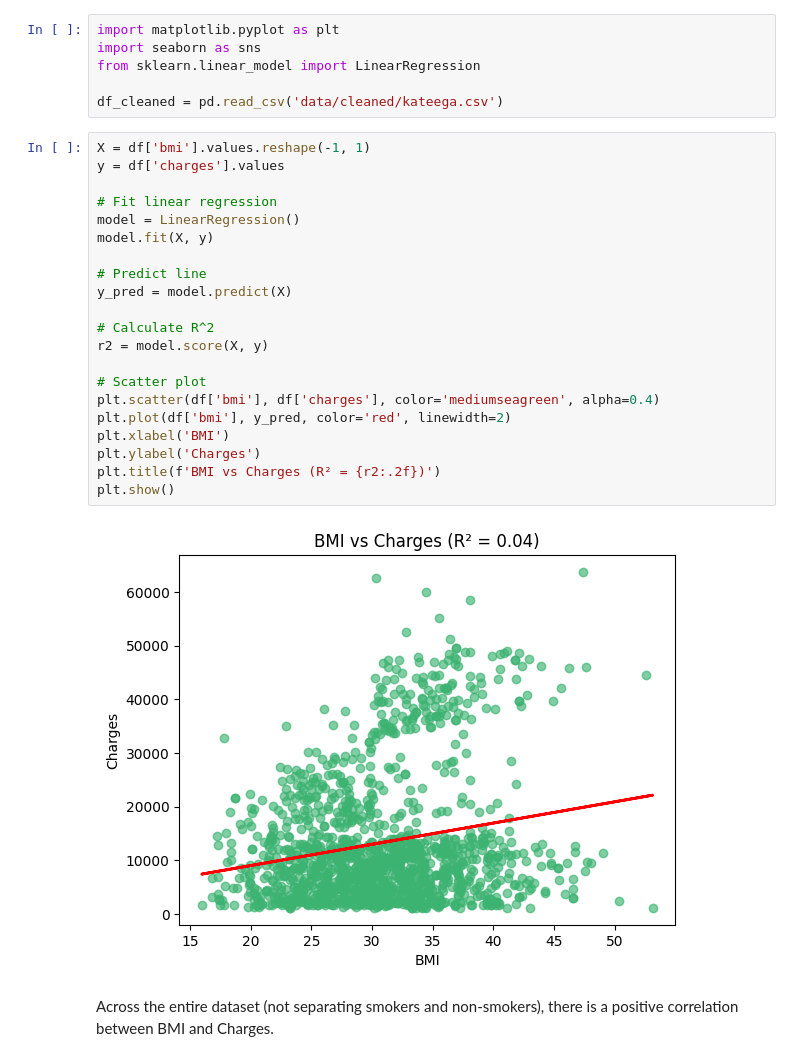
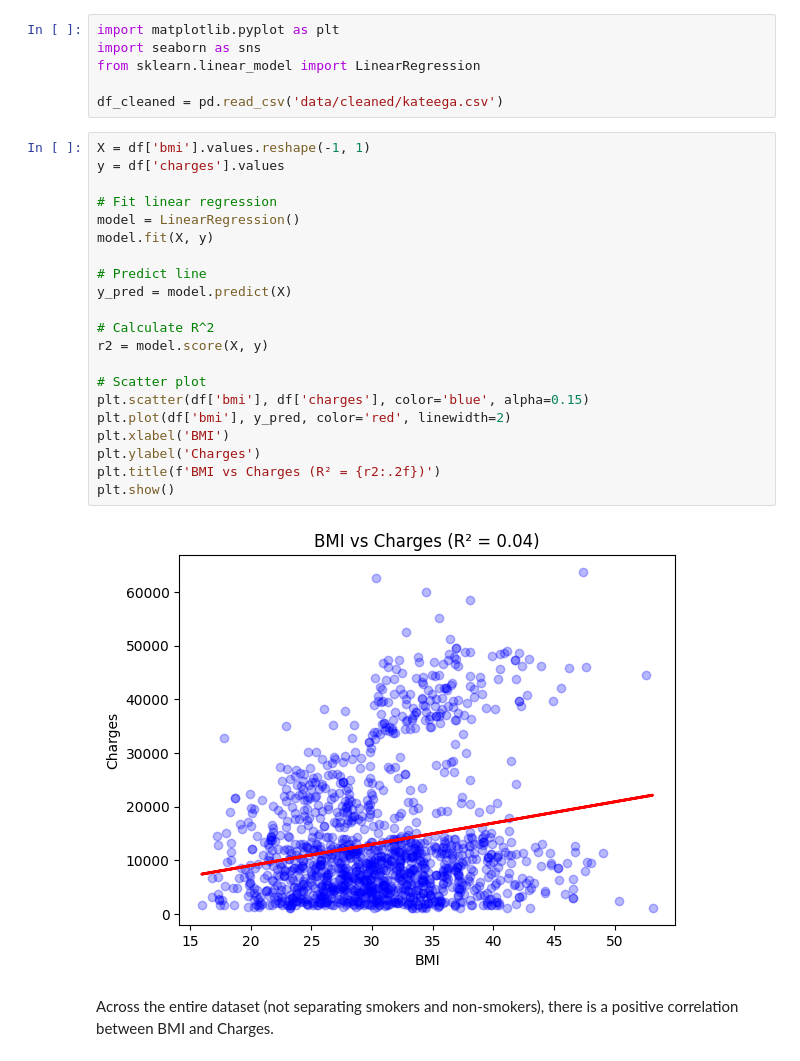
Before and after one commit to jonathern/health_insurance, a Jupyter notebook: Notebook.ipynb, the cells around one changed output. Cells and saved outputs as stored; diff of their text form.

Commit message:
graphing colors

```diff
--- a/Notebook.ipynb
+++ b/Notebook.ipynb
@@ -209,26 +209,26 @@ df_cleaned = pd.read_csv('data/cleaned/kateega.csv')
 # %%
 X = df['bmi'].values.reshape(-1, 1)
 y = df['charges'].values
 
 # Fit linear regression
 model = LinearRegression()
 model.fit(X, y)
 
 # Predict line
 y_pred = model.predict(X)
 
 # Calculate R^2
 r2 = model.score(X, y)
 
 # Scatter plot
-plt.scatter(df['bmi'], df['charges'], color='mediumseagreen', alpha=0.4)
+plt.scatter(df['bmi'], df['charges'], color='blue', alpha=0.15)
 plt.plot(df['bmi'], y_pred, color='red', linewidth=2)
 plt.xlabel('BMI')
 plt.ylabel('Charges')
 plt.title(f'BMI vs Charges (R² = {r2:.2f})')
 plt.show()
 # %% [output]
-[figure, old version]
+[figure, new version]
 # %% [markdown]
 Across the entire dataset (not separating smokers and non-smokers), there is a positive correlation between BMI and Charges.
 # %%
```
Also changed, not shown: parts of 1 cell of this notebook.
